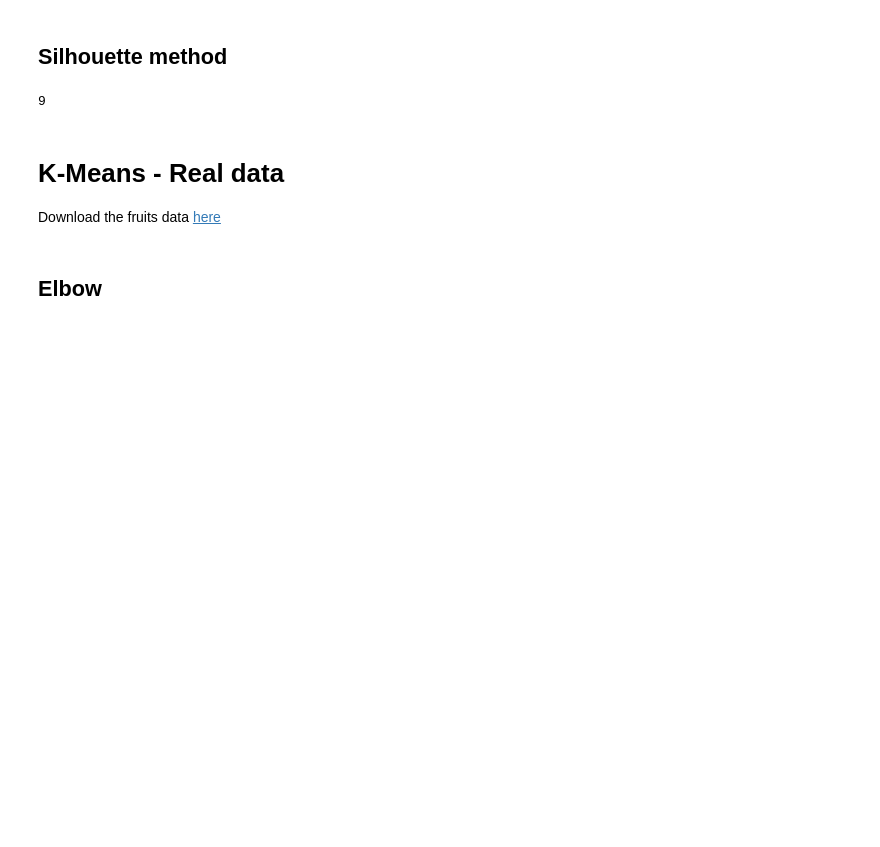
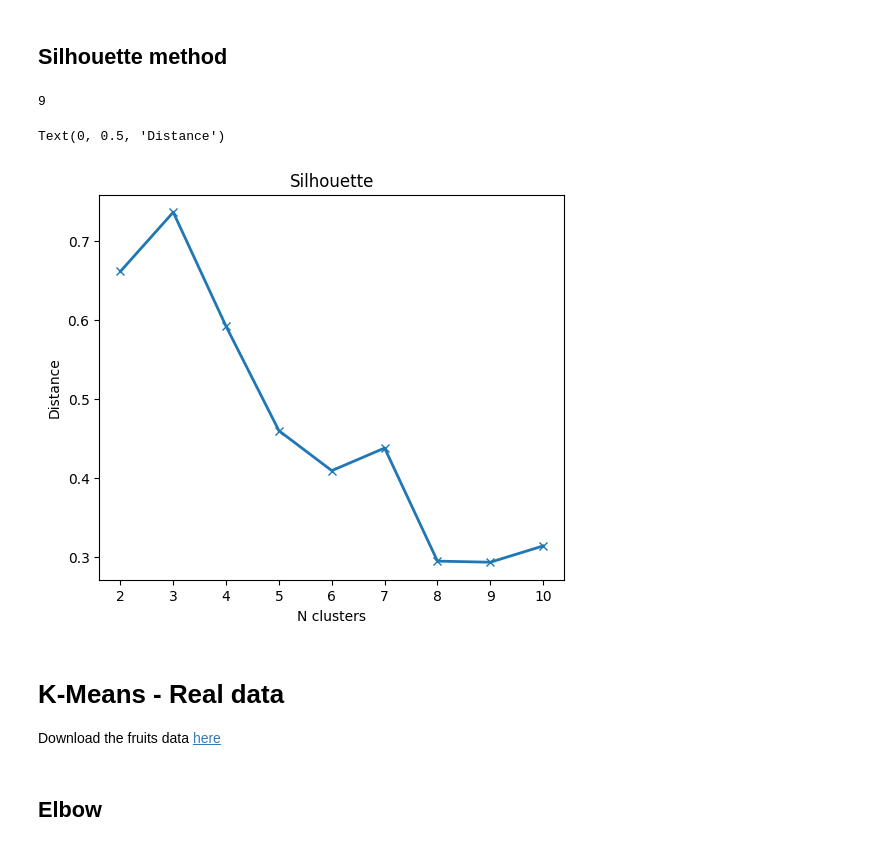
Before and after one commit to brahiangiraldo/machine_learning, a Jupyter notebook: Sem_06/kmeans_selection.ipynb, the cells around one changed output. Saved outputs shown, nothing was run; the diff lists cells and outputs as text; code cells hidden in the pictures; blank space fills up the shorter version.

```diff
--- a/Sem_06/kmeans_selection.ipynb
+++ b/Sem_06/kmeans_selection.ipynb
@@ -77,12 +77,12 @@ clusters = [ 2, 3, 4, 5, 6, 7, 8, 9, 10]
 silhouette_distances = []
 
 # Eval kmeans over each num of clusters
-for _ in _ :
-  kmeans = KMeans(n_clusters = _ )
-  kmeans.fit( _ )
+for cluster in clusters :
+  kmeans = KMeans(n_clusters = cluster )
+  kmeans.fit( X_train )
 
-  predictions = kmeans.predict( _ )
-  distance = silhouette_score( _ , _ , metric="euclidean")
+  predictions = kmeans.predict( X_test )
+  distance = silhouette_score( X_test , predictions , metric="euclidean")
 
   silhouette_distances.append(distance)
 
@@ -91,9 +91,14 @@ print (len(silhouette_distances))
 9
 # %%
 # Plot the silhouette
-_, ax = plt.subplots (figsize = (7,7))
-ax.plot( _ , _ , marker="x")
+_, ax = plt.subplots (figsize = (6,5))
+ax.plot( clusters , silhouette_distances , marker="x", linewidth=2)
 ax.set_title("Silhouette")
+ax.set_xlabel("N clusters")
+ax.set_ylabel("Distance")
+# %% [output]
+Text(0, 0.5, 'Distance')
+[figure, added]
 # %% [markdown]
 # **K-Means - Real data**
 
```
Also changed, not shown: parts of 1 cell of this notebook, 7 other files.
